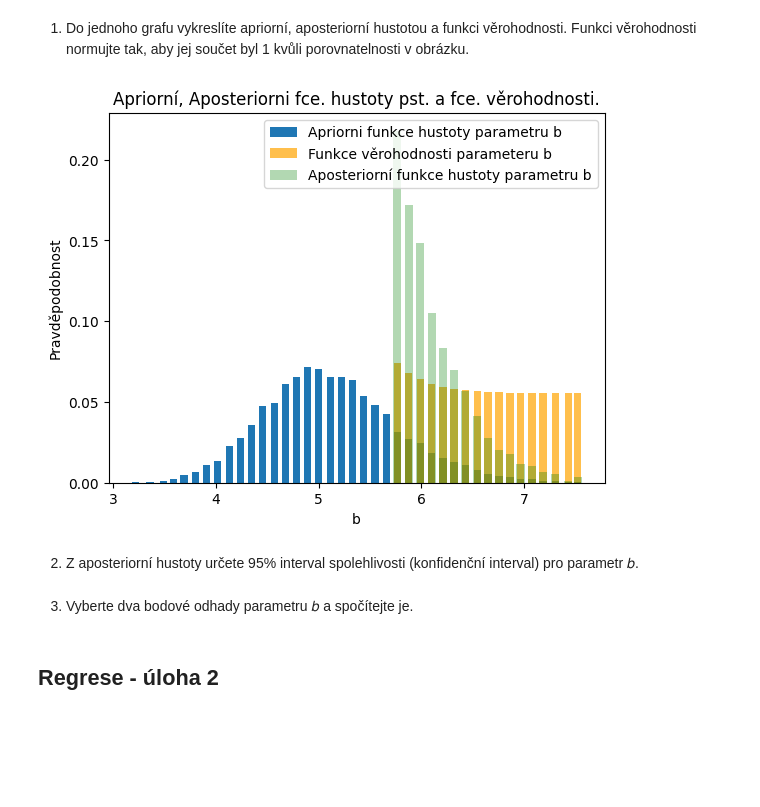
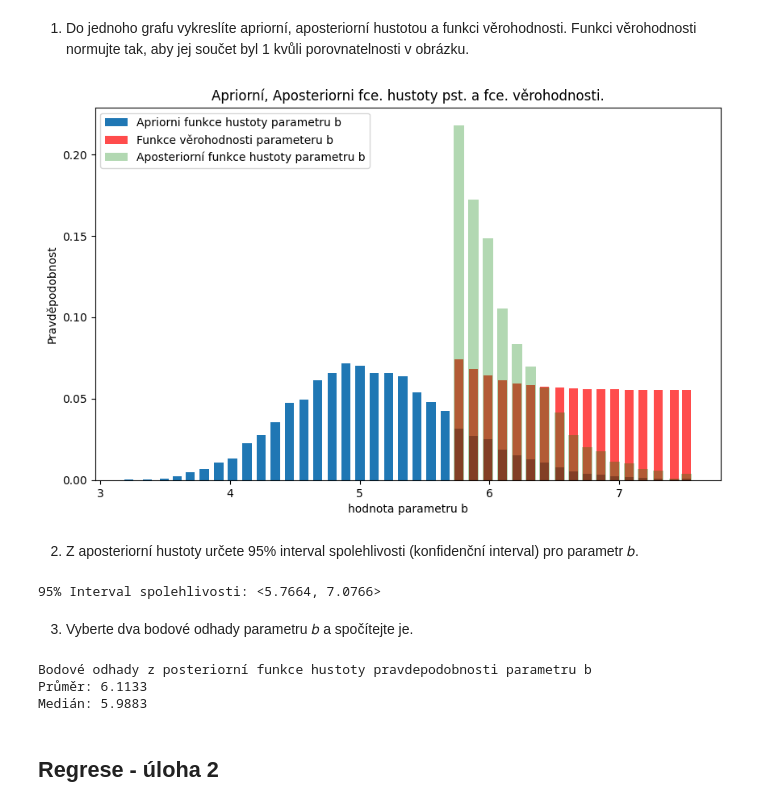
Before and after one commit to jakubKuznik/MSP-2-project, a Jupyter notebook: Kuzník_MSP_2-projekt.ipynb, the cells around one changed output. Saved outputs shown, nothing was run; the diff lists cells and outputs as text; code cells hidden in the pictures; blank space fills up the shorter version.

```diff
--- a/Kuzník_MSP_2-projekt.ipynb
+++ b/Kuzník_MSP_2-projekt.ipynb
@@ -229,48 +229,61 @@ for i in range(len(mean_occur_1b['mean'].tolist())):
     prior_prob_b = mean_occur_1b['probability'][i]
 
     a_scaled = (a_1b - mu_1b) / sigma_1b
     b_scaled = (b_1b - mu_1b) / sigma_1b
     tr = truncnorm(a_scaled, b_scaled, loc=mu_1b, scale=sigma_1b)
     prob = np.prod([tr.pdf(d) for d in data_1b_pozorovani])
     probs_b1.append(prob)
 
 # Normalizace
 verohodnost_1b = np.array(probs_b1) / np.sum(probs_b1)
 
 ## APRIOR
 # (d_j | b_i) * h(b_i)
 x_b1 = []
 for i in range(len(probs_b1)):
     xi_b1 = probs_b1[i] * mean_occur_1b['probability'][i]
     x_b1.append(xi_b1)
 
 #Σ_i( Π_j (d_j | b_i) * h(b_i) / Σ_i( Π_j (d_j | b_i) * h(b_i))
 posterior_b1 = x_b1 / np.sum(x_b1)
 
 plt.figure(figsize=(10, 6))
 plt.bar(mean_occur_1b['mean'], mean_occur_1b['probability'], label='Apriorni funkce hustoty parametru b', width=0.07)
-
-plt.bar(mean_occur_1b['mean'], verohodnost_1b, width=0.07, label='Funkce věrohodnosti parameteru b', color='orange', alpha=0.7)
-
+plt.bar(mean_occur_1b['mean'], verohodnost_1b, width=0.07, label='Funkce věrohodnosti parameteru b', color='red', alpha=0.7)
 plt.bar(mean_occur_1b['mean'], posterior_b1, width=0.08, label='Aposteriorní funkce hustoty parametru b', color='green', alpha=0.3)
-
-# Adding labels and title
-plt.xlabel('b')
+plt.xlabel('hodnota parametru b')
 plt.ylabel('Pravděpodobnost')
 plt.title('Apriorní, Aposteriorni fce. hustoty pst. a fce. věrohodnosti.')
-
-# Move the legend to the upper left corner
 plt.legend(loc='upper left')
 
-# Display the plot
 plt.show()
 # %% [output]
-[figure, old version]
+[figure, new version]
 # %% [markdown]
 2) Z aposteriorní hustoty určete 95% interval spolehlivosti (konfidenční interval) pro
 parametr 𝑏.
+# %%
+# Vyuzijeme nahodneho vzorkovani
+vzorek_b1 = np.random.choice(mean_occur_1b['mean'].tolist(), size=10000, p=posterior_b1)
+
+lower_bound, upper_bound = np.percentile(vzorek_b1, [2.5, 97.5])
+# Interval spolehlivosti je hodne ovlivnen nasim
+print(f"95% Interval spolehlivosti: <{lower_bound:.4f}, {upper_bound:.4f}>")
+# %% [output]
+95% Interval spolehlivosti: <5.7664, 7.0766>
 # %% [markdown]
 3) Vyberte dva bodové odhady parametru 𝑏 a spočítejte je.
+# %%
+prumer_b1 = np.mean(vzorek_b1)
+median_b1 = np.median(vzorek_b1)
+
+print("Bodové odhady z posteriorní funkce hustoty pravdepodobnosti parametru b")
+print(f"Průměr: {prumer_b1:.4f}")
+print(f"Medián: {median_b1:.4f}")
+# %% [output]
+Bodové odhady z posteriorní funkce hustoty pravdepodobnosti parametru b
+Průměr: 6.1133
+Medián: 5.9883
 # %% [markdown]
 ## Regrese - úloha 2
 # %% [markdown]
```
